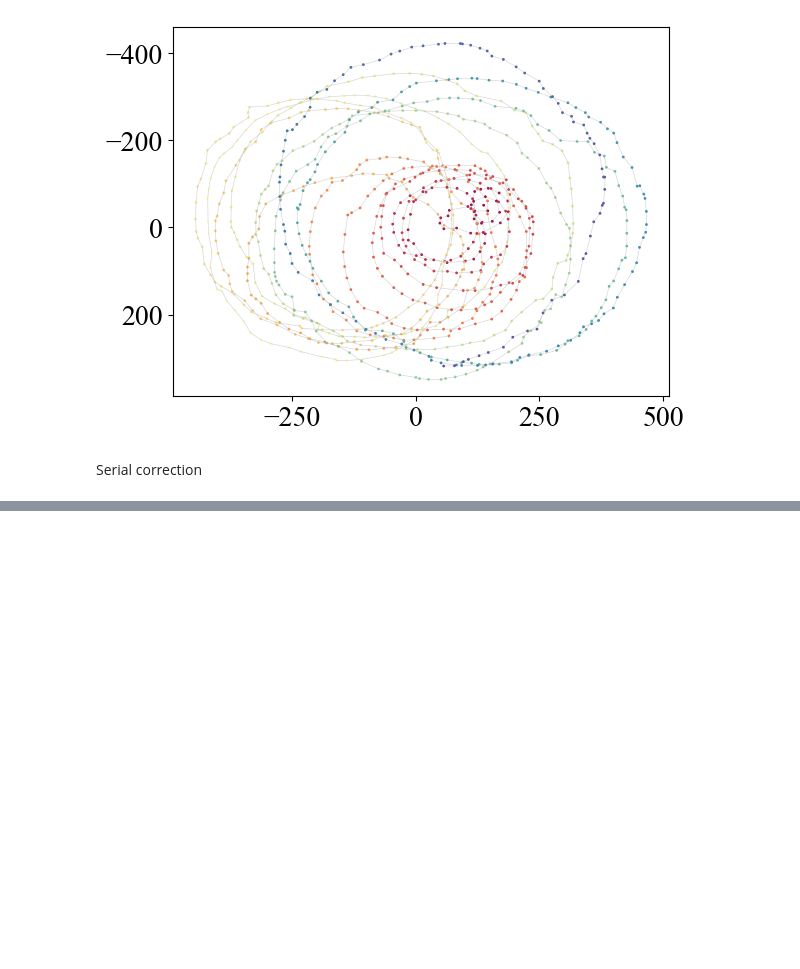
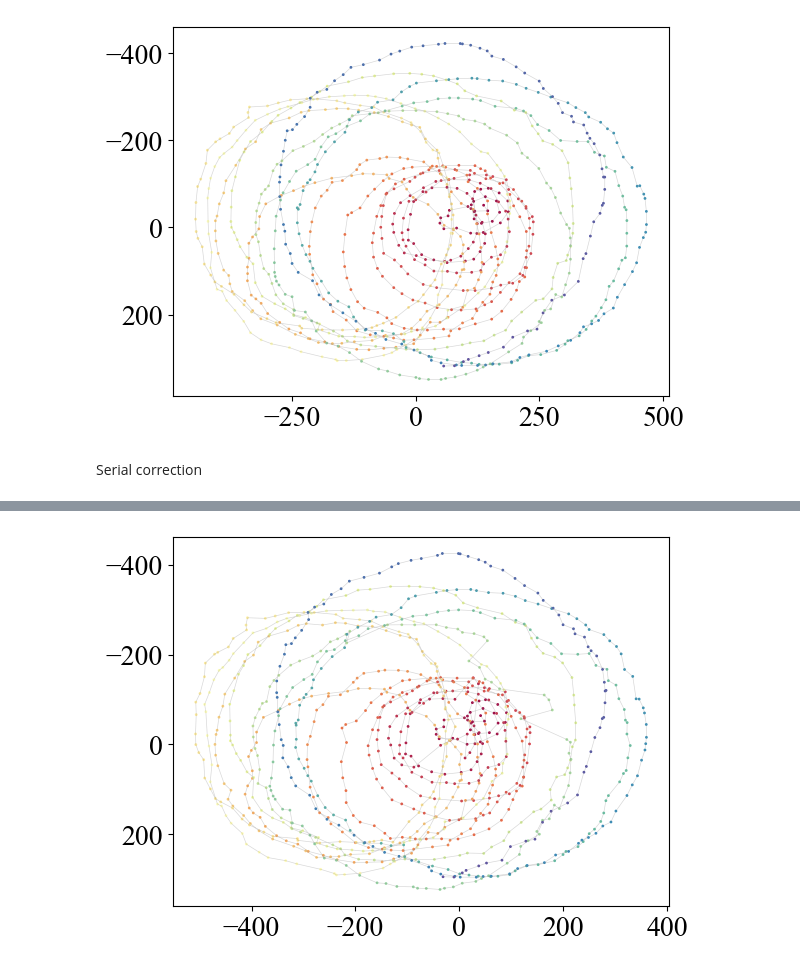
Before and after one commit to mdw771/probe_position_correction_w_ptychonn, a Jupyter notebook: workspace/large/test_correct_probe_pos.ipynb, the cells around one changed output, grey strips where cells are left out. Drawn from its saved outputs; the diff is of its cells as text; code cells hidden in the pictures; blank space fills up the shorter version.

```diff
--- a/workspace/large/test_correct_probe_pos.ipynb
+++ b/workspace/large/test_correct_probe_pos.ipynb
@@ -136,2 +143,5 @@ corrector.run()
 # %%
-corrector.new_probe_positions.to_csv('outputs/calc_pos_235_collective_2iters_beta_0p5_nn_8.csv', psize_nm=8)
+fig, ax, scat = corrector.new_probe_positions.plot(return_obj=True, show=False)
+fig.savefig('outputs/test235/path_plot.pdf', format='pdf')
+# %% [output]
+[figure, added]
```
Also changed, not shown: parts of 9 cells of this notebook, 4 other files.
